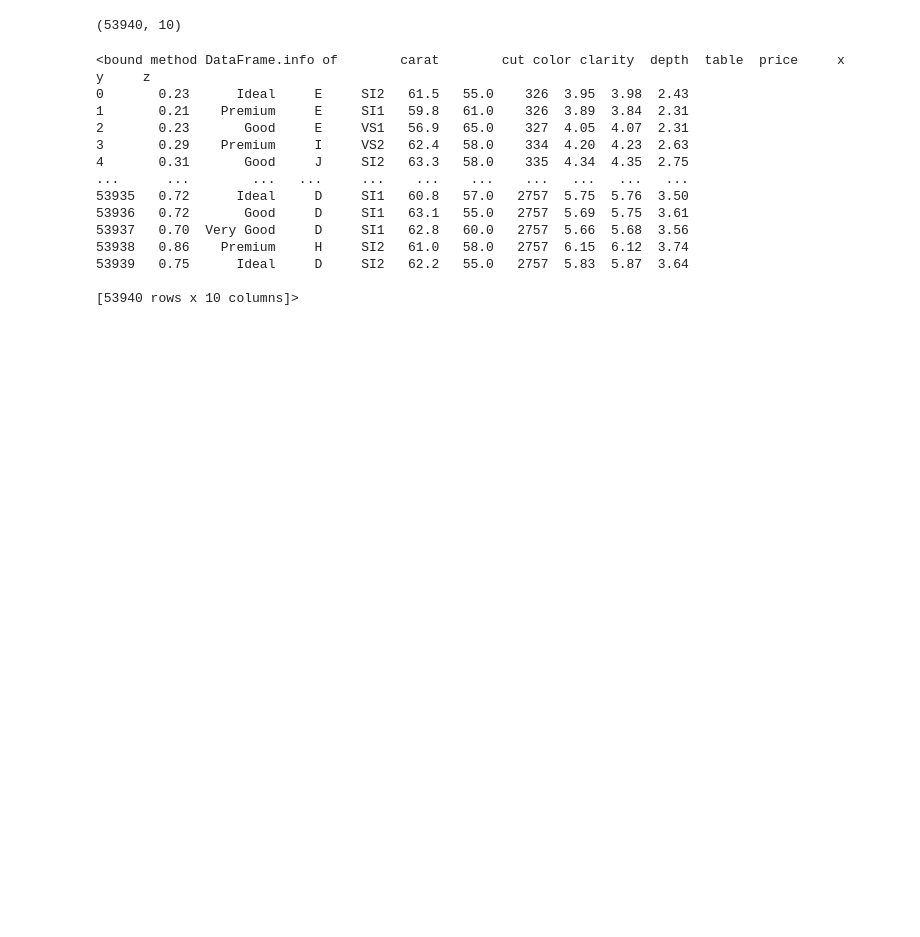
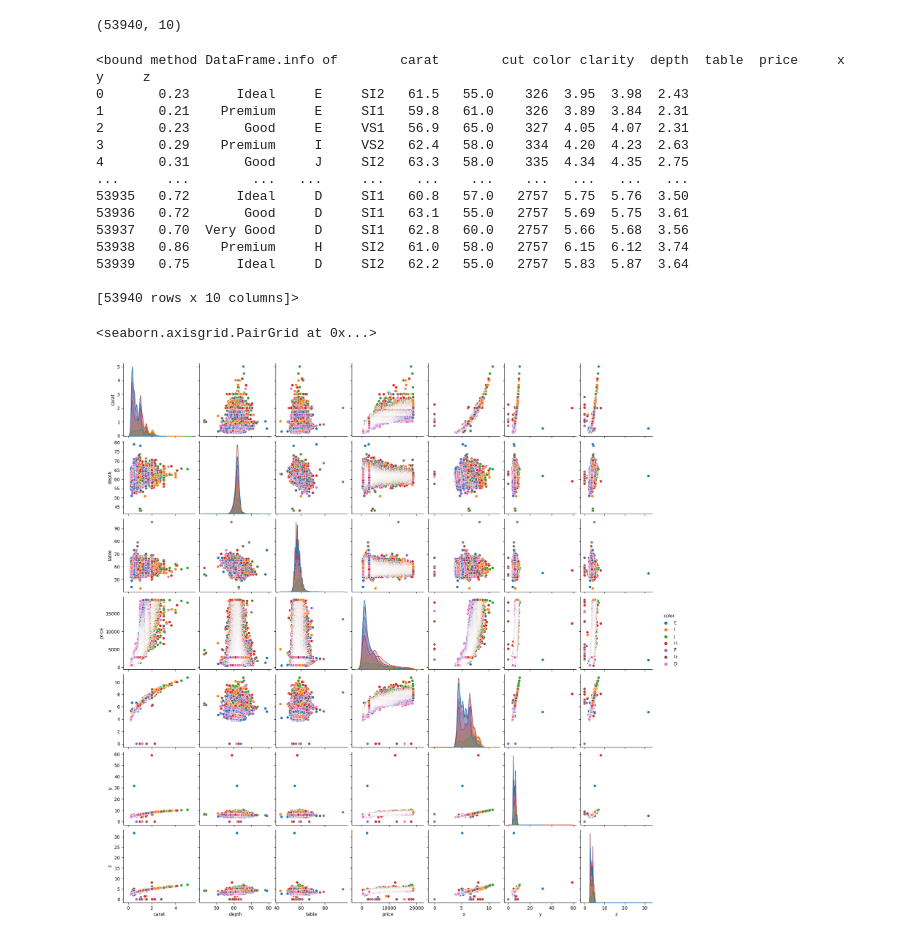
Before and after one commit to brzydki/Diamod-Price-Prediction-LinearRegression, a Jupyter notebook: Diamond Price Prediction.ipynb, the cells around one changed output. Drawn from its saved outputs; the diff is of its cells as text; code cells hidden in the pictures; blank space fills up the shorter version.

```diff
--- a/Diamond Price Prediction.ipynb
+++ b/Diamond Price Prediction.ipynb
@@ -86,3 +94,8 @@ df.info
 53939   0.75      Ideal     D     SI2   62.2   55.0   2757  5.83  5.87  3.64
 
 [53940 rows x 10 columns]>
+# %%
+sns.pairplot(df,hue="color")
+# %% [output]
+<seaborn.axisgrid.PairGrid at 0x...>
+[figure, added]
```
Also changed, not shown: parts of 43 cells of this notebook.
